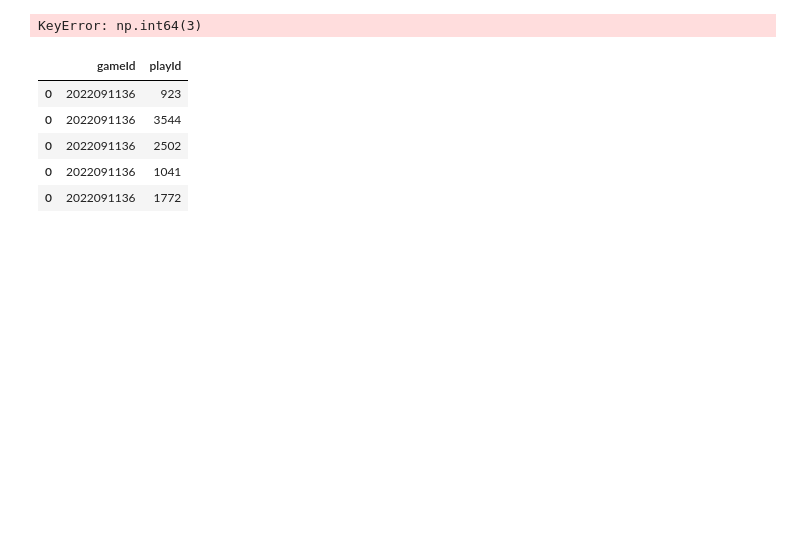
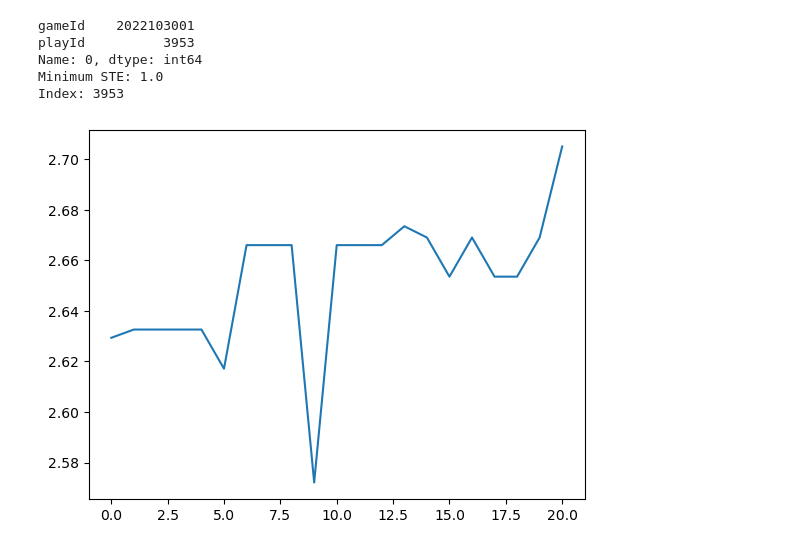
Before and after one commit to shashankmanjunath/snap_timing_efficiency, a Jupyter notebook: ste_analysis.ipynb, the cells around one changed output. Cells and saved outputs as stored; diff of their text form; code cells hidden in the pictures; blank space fills up the shorter version.

```diff
--- a/ste_analysis.ipynb
+++ b/ste_analysis.ipynb
@@ -17,6 +17,6 @@ test_weeks = [1]
 proc = processor.SeparationDataProcessor(data_dir)
 # %%
-with open("xgb_model_all_all_weeks.pkl", "rb") as f:
+with open("xgb_model_all.pkl", "rb") as f:
     bst = pickle.load(f)
 # %%
 cache_fname = proc.cache_file_fname
@@ -68,9 +68,6 @@ with h5py.File(cache_fname, "r") as all_weeks_f:
                 pos_df.append(seq_df)
             X.append(pd.concat(pos_df, axis=0))
 
-            if idx > 25:
-                break
-        break
 play_ids = pd.concat(play_ids, axis=1).T
 # %%
 in_motion_idxs = np.where([x["inMotionAtBallSnap"].sum() > 0 for x in X])
@@ -121,18 +128,15 @@ ste_arr = []
 
 for idx, pred_sep in enumerate(pred_arr):
     if len(pred_sep) < 5:
-        ste_val = -1
+        ste_arr.append(np.nan)
         continue
 
-    n_steps = 3
-    pred_lp = np.convolve(pred_sep, np.ones(n_steps)/n_steps, mode='valid')
-
-    t_max = np.argmax(pred_lp)
-    s_max = pred_lp[t_max]
-
-    t_snap = len(pred_lp) - 1
-    s_snap = pred_lp[-1]
-
-    ste_val = (s_snap / s_max) * ((t_max + 1) / (t_snap + 1))
-
-    ste_arr.append(ste_val)
+    ste_arr.append(ste(pred_sep))
+# %%
+play_ids = play_ids.reset_index(drop=True)
+play_ids["ste"] = ste_arr
+
+data = utils.load_data(data_dir)
+play_data = data["play"]
+
+ste_data = play_data.merge(play_ids, on=["gameId", "playId"])
@@ -139,11 +161,18 @@ for idx, pred_sep in enumerate(pred_arr):
 # %%
-min_idx = np.argmin(ste_arr)
-print(play_ids[min_idx])
+min_idx = np.argmax(ste_arr)
+print(play_ids.iloc[min_idx])
+print(f"Minimum STE: {ste_arr[min_idx]}")
+print(f"Index: {play_ids.iloc[min_idx]['playId']}")
 plt.figure()
 plt.plot(pred_arr[min_idx])
 plt.show()
 # %% [output]
-KeyError: np.int64(3)
+gameId    2022103001
+playId          3953
+Name: 0, dtype: int64
+Minimum STE: 1.0
+Index: 3953
+[figure, added]
 # %%
 with h5py.File(cache_fname, "r") as all_weeks_f:
     for week_num in test_weeks:
@@ -156,12 +184,3 @@ with h5py.File(cache_fname, "r") as all_weeks_f:
-# %%
-play_ids
-# %% [output]
-|  | gameId | playId |
-| 0 | 2022091136 | 923 |
-| 0 | 2022091136 | 3544 |
-| 0 | 2022091136 | 2502 |
-| 0 | 2022091136 | 1041 |
-| 0 | 2022091136 | 1772 |
 # %%
 data = utils.load_data(data_dir)
 play_data = data["play"]
```
Also changed, not shown: parts of 10 cells of this notebook, 5 other files.
